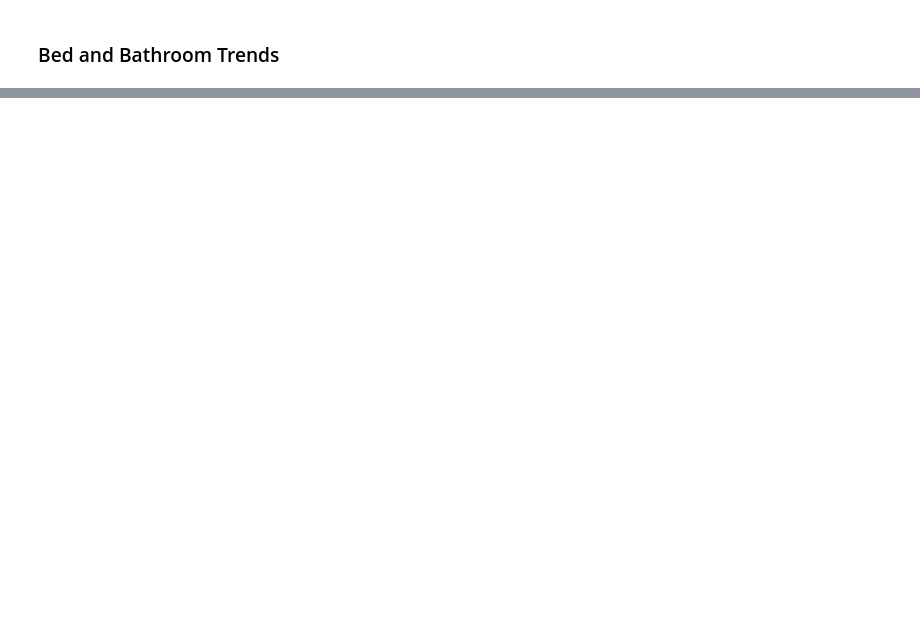
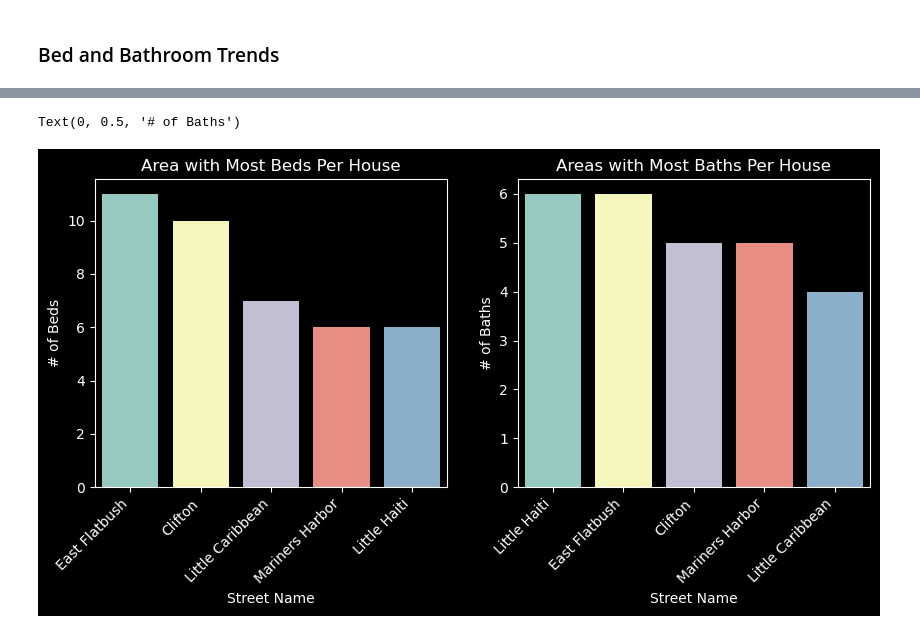
Before and after one commit to VejayDrepaul/New-York-Housing-Analysis, a Jupyter notebook: main.ipynb, the cells around one changed output, grey strips where cells are left out. Saved outputs shown, nothing was run; the diff lists cells and outputs as text; code cells hidden in the pictures; blank space fills up the shorter version.

```diff
--- a/main.ipynb
+++ b/main.ipynb
@@ -229,2 +229,8 @@ See the caveats in the documentation: https://pandas.pydata.org/pandas-docs/stab
 # %% [markdown]
 ### Bed and Bathroom Trends
+# %%
+start_df = df[["STREET_NAME", "BEDS", "BATH"]]
+bed_and_bath = start_df.groupby("STREET_NAME")[["BATH", "BEDS"]].mean().reset_index()
+highest_bath = bed_and_bath.sort_values(by="BATH", ascending=False).round().head(5)
+highest_bed = bed_and_bath.sort_values(by="BEDS", ascending=False).round().head(5)
+highest_bath
@@ -230,0 +244,17 @@ See the caveats in the documentation: https://pandas.pydata.org/pandas-docs/stab
+# %%
+fig, axes = plt.subplots(1, 2, figsize=(10, 4)) # 1 row 2 Columns
+
+sns.barplot(data=highest_bed, x="STREET_NAME", y="BEDS", ax=axes[0])
+axes[0].set_title("Area with Most Beds Per House")
+axes[0].set_xticklabels(axes[0].get_xticklabels(), rotation=45, ha='right')
+axes[0].set_xlabel("Street Name")
+axes[0].set_ylabel("# of Beds")
+
+sns.barplot(data=highest_bath, x="STREET_NAME", y="BATH", ax=axes[1])
+axes[1].set_title("Areas with Most Baths Per House")
+axes[1].set_xticklabels(axes[1].get_xticklabels(), rotation=45, ha='right')
+axes[1].set_xlabel("Street Name")
+axes[1].set_ylabel("# of Baths")
+# %% [output]
+Text(0, 0.5, '# of Baths')
+[figure, added]
```
Also changed, not shown: parts of 2 cells of this notebook.
